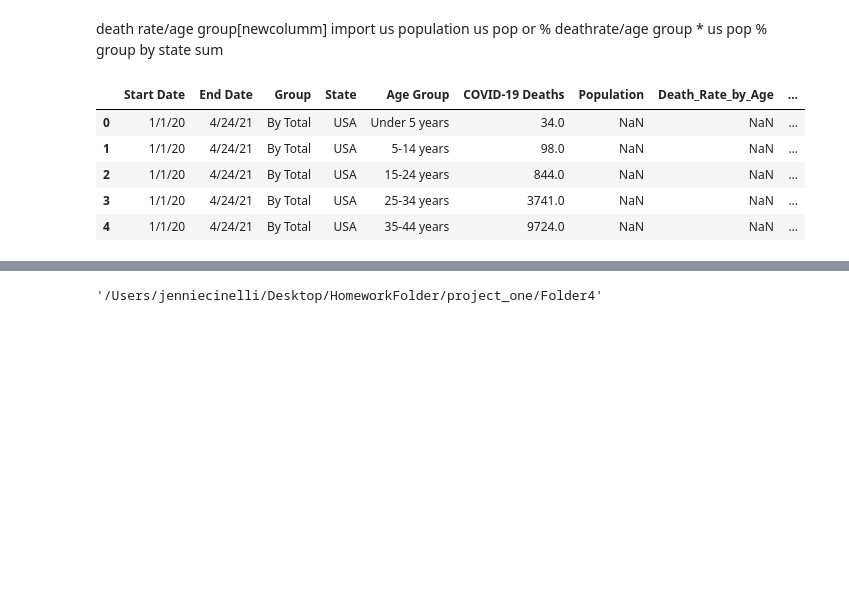
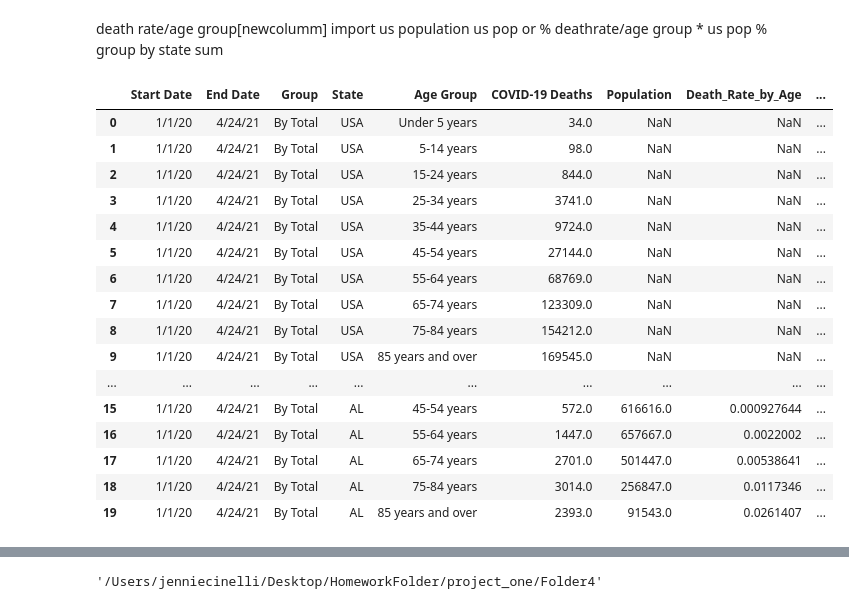
Before and after one commit to jenniecinelli/project_one, a Jupyter notebook: Folder4/Master.ipynb, the cells around one changed output, grey strips where cells are left out. Saved outputs shown, nothing was run; the diff lists cells and outputs as text; code cells hidden in the pictures; blank space fills up the shorter version.

```diff
--- a/Folder4/Master.ipynb
+++ b/Folder4/Master.ipynb
@@ -5,8 +5,10 @@ import numpy as np
 import pandas as pd
 import seaborn as sns
 from pprint import pprint
+
 import matplotlib.pyplot as plt
 from scipy.stats import linregress
+pd.set_option('display.max_rows', None)
 # %% [markdown]
 Death Rate by State
 # %%
@@ -115,14 +152,25 @@ for index, row in age_df.iterrows():
     state = row[3]
     age_df.loc[index,"State"] = us_state_abbrev[state]
 # %%
-age_df.head()
+age_df.head(20)
 # %% [output]
 |  | Start Date | End Date | Group | State | Age Group | COVID-19 Deaths | Population | Death_Rate_by_Age | ... |
 | 0 | 1/1/20 | 4/24/21 | By Total | USA | Under 5 years | 34.0 | NaN | NaN | ... |
 | 1 | 1/1/20 | 4/24/21 | By Total | USA | 5-14 years | 98.0 | NaN | NaN | ... |
 | 2 | 1/1/20 | 4/24/21 | By Total | USA | 15-24 years | 844.0 | NaN | NaN | ... |
 | 3 | 1/1/20 | 4/24/21 | By Total | USA | 25-34 years | 3741.0 | NaN | NaN | ... |
 | 4 | 1/1/20 | 4/24/21 | By Total | USA | 35-44 years | 9724.0 | NaN | NaN | ... |
+| 5 | 1/1/20 | 4/24/21 | By Total | USA | 45-54 years | 27144.0 | NaN | NaN | ... |
+| 6 | 1/1/20 | 4/24/21 | By Total | USA | 55-64 years | 68769.0 | NaN | NaN | ... |
+| 7 | 1/1/20 | 4/24/21 | By Total | USA | 65-74 years | 123309.0 | NaN | NaN | ... |
+| 8 | 1/1/20 | 4/24/21 | By Total | USA | 75-84 years | 154212.0 | NaN | NaN | ... |
+| 9 | 1/1/20 | 4/24/21 | By Total | USA | 85 years and over | 169545.0 | NaN | NaN | ... |
+| ... | ... | ... | ... | ... | ... | ... | ... | ... | ... |
+| 15 | 1/1/20 | 4/24/21 | By Total | AL | 45-54 years | 572.0 | 616616.0 | 0.000927644 | ... |
+| 16 | 1/1/20 | 4/24/21 | By Total | AL | 55-64 years | 1447.0 | 657667.0 | 0.0022002 | ... |
+| 17 | 1/1/20 | 4/24/21 | By Total | AL | 65-74 years | 2701.0 | 501447.0 | 0.00538641 | ... |
+| 18 | 1/1/20 | 4/24/21 | By Total | AL | 75-84 years | 3014.0 | 256847.0 | 0.0117346 | ... |
+| 19 | 1/1/20 | 4/24/21 | By Total | AL | 85 years and over | 2393.0 | 91543.0 | 0.0261407 | ... |
 # %%
 a = age_df.groupby(by=age_df["State"])["Population"].sum()
 b = age_df.groupby(by=age_df["State"])["COVID-19 Deaths"].sum()
```
Also changed, not shown: parts of 8 cells of this notebook, 9 other files.
